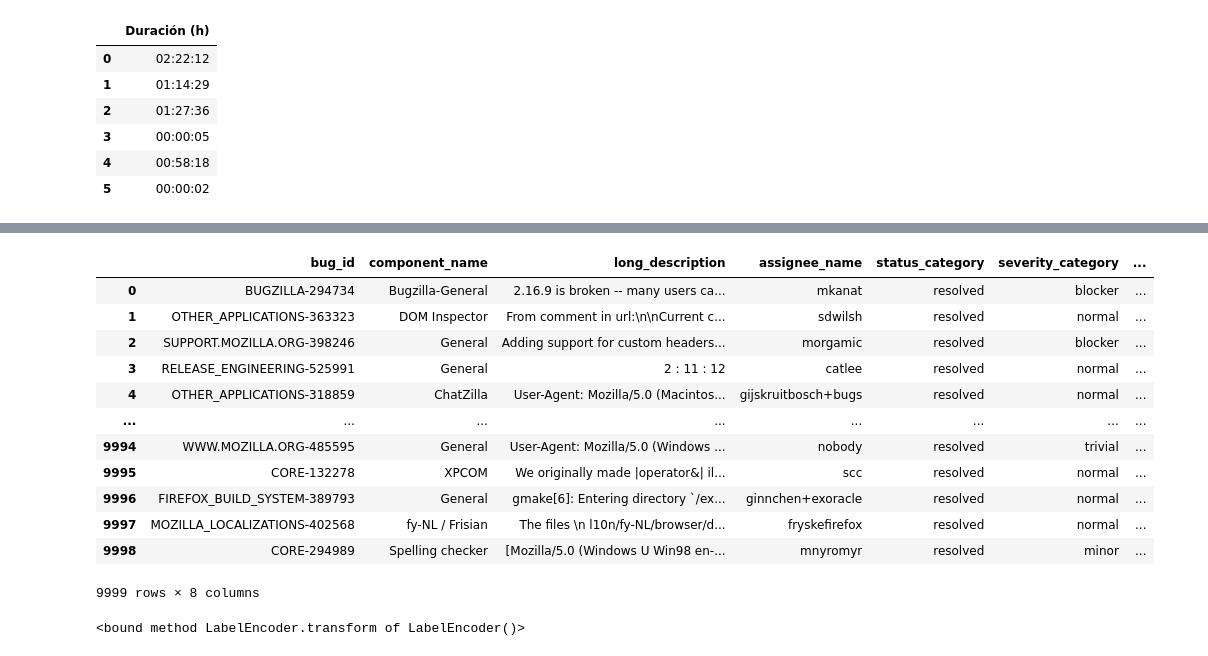
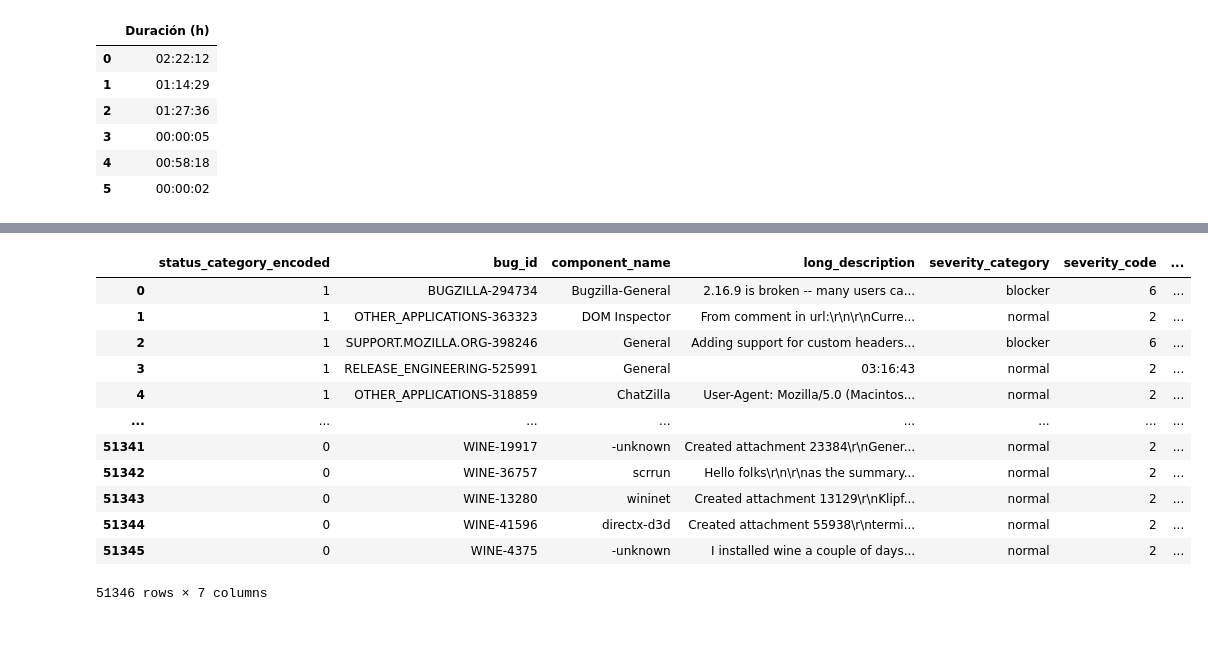
Before and after one commit to sheilaalamoalarcon/TimeOut, a Jupyter notebook: linearRegressionModel.ipynb, the cells around one changed output, grey strips where cells are left out. Drawn from its saved outputs; the diff is of its cells as text; code cells hidden in the pictures.

```diff
--- a/linearRegressionModel.ipynb
+++ b/linearRegressionModel.ipynb
@@ -31,4 +24,4 @@ raw_dataset_1
 # %%
-drop_columns = raw_dataset_1.drop(['update_date','quantity_of_votes','quantity_of_comments','creation_date','reporter_name','resolution_date','resolution_code','status_code','bug_fix_time','product_name','resolution_category','short_description'],axis=1)
+drop_columns = raw_dataset_1.drop(['assignee_name','update_date','quantity_of_votes','quantity_of_comments','creation_date','reporter_name','resolution_date','resolution_code','status_code','bug_fix_time','product_name','resolution_category','short_description'],axis=1)
 drop_columns
 # %% [output]
@@ -74,0 +89,18 @@ time_spend_drop_columns
+# %%
+from sklearn import preprocessing
+from sklearn.preprocessing import LabelEncoder
+
+# hacer una condicional y para hacer un encoded de la columna status_category
+dataset_prueba_2 = new_dataset['status_category'].apply(lambda x: 1 if x == 'resolved' else 0)
+
+# cambiar el nombre a la columna generada por mi
+dataset_change_column_name = dataset_prueba_2.rename('status_category_encoded')
+
+# concatenar los dos dataset
+df_concat = pd.concat([dataset_change_column_name, new_dataset], axis=1)
+
+# eliminar la columna status_category original que no es necesaria
+df_concat_drop = df_concat.drop(['status_category'], axis=1)
+
+# Resultado de hot encoding con apply, lambda y condicionales
+df_concat_drop
@@ -75,31 +121,23 @@ time_spend_drop_columns
 # %%
 import random
 
-# pre_final_dataset = time_spend_drop_columns.drop[]
-final_dataset = pd.concat([drop_columns, time_spend_drop_columns], axis=1)
-dataset = final_dataset.fillna(f'{random.randint(0, 10)} : {random.randint(0, 60)} : {random.randint(0, 60)}')
+final_dataset = pd.concat([df_concat_drop, time_spend_drop_columns], axis=1)
+dataframe = final_dataset.fillna(f'0{random.randint(0, 5)}:{random.randint(0, 60)}:{random.randint(0, 60)}')
 
-dataset
+# Added a random time to the null values because I didn't have them in the clockify data
+# dataframe result
+dataframe
 # %% [output]
-|  | bug_id | component_name | long_description | assignee_name | status_category | severity_category | ... |
-| 0 | BUGZILLA-294734 | Bugzilla-General | 2.16.9 is broken -- many users ca... | mkanat | resolved | blocker | ... |
-| 1 | OTHER_APPLICATIONS-363323 | DOM Inspector | From comment in url:\n\nCurrent c... | sdwilsh | resolved | normal | ... |
-| 2 | SUPPORT.MOZILLA.ORG-398246 | General | Adding support for custom headers... | morgamic | resolved | blocker | ... |
-| 3 | RELEASE_ENGINEERING-525991 | General | 2 : 11 : 12 | catlee | resolved | normal | ... |
-| 4 | OTHER_APPLICATIONS-318859 | ChatZilla | User-Agent: Mozilla/5.0 (Macintos... | gijskruitbosch+bugs | resolved | normal | ... |
+|  | status_category_encoded | bug_id | component_name | long_description | severity_category | severity_code | ... |
+| 0 | 1 | BUGZILLA-294734 | Bugzilla-General | 2.16.9 is broken -- many users ca... | blocker | 6 | ... |
+| 1 | 1 | OTHER_APPLICATIONS-363323 | DOM Inspector | From comment in url:\r\n\r\nCurre... | normal | 2 | ... |
+| 2 | 1 | SUPPORT.MOZILLA.ORG-398246 | General | Adding support for custom headers... | blocker | 6 | ... |
+| 3 | 1 | RELEASE_ENGINEERING-525991 | General | 03:16:43 | normal | 2 | ... |
+| 4 | 1 | OTHER_APPLICATIONS-318859 | ChatZilla | User-Agent: Mozilla/5.0 (Macintos... | normal | 2 | ... |
 | ... | ... | ... | ... | ... | ... | ... | ... |
-| 9994 | WWW.MOZILLA.ORG-485595 | General | User-Agent: Mozilla/5.0 (Windows ... | nobody | resolved | trivial | ... |
-| 9995 | CORE-132278 | XPCOM | We originally made |operator&| il... | scc | resolved | normal | ... |
-| 9996 | FIREFOX_BUILD_SYSTEM-389793 | General | gmake[6]: Entering directory `/ex... | ginnchen+exoracle | resolved | normal | ... |
-| 9997 | MOZILLA_LOCALIZATIONS-402568 | fy-NL / Frisian | The files \n l10n/fy-NL/browser/d... | fryskefirefox | resolved | normal | ... |
-| 9998 | CORE-294989 | Spelling checker | [Mozilla/5.0 (Windows U Win98 en-... | mnyromyr | resolved | minor | ... |
+| 51341 | 0 | WINE-19917 | -unknown | Created attachment 23384\r\nGener... | normal | 2 | ... |
+| 51342 | 0 | WINE-36757 | scrrun | Hello folks\r\n\r\nas the summary... | normal | 2 | ... |
+| 51343 | 0 | WINE-13280 | wininet | Created attachment 13129\r\nKlipf... | normal | 2 | ... |
+| 51344 | 0 | WINE-41596 | directx-d3d | Created attachment 55938\r\ntermi... | normal | 2 | ... |
+| 51345 | 0 | WINE-4375 | -unknown | I installed wine a couple of days... | normal | 2 | ... |
-9999 rows × 8 columns
+51346 rows × 7 columns
-# %%
-# Ahora voy a hacer un label encoding para los datos categoricos
-from sklearn import preprocessing
-from sklearn.preprocessing import LabelEncoder
-
-le = preprocessing.LabelEncoder()
-cleaning = le.fit(dataset['severity_category'])
-# %% [output]
-<bound method LabelEncoder.transform of LabelEncoder()>
```
Also changed, not shown: parts of 9 cells of this notebook.
